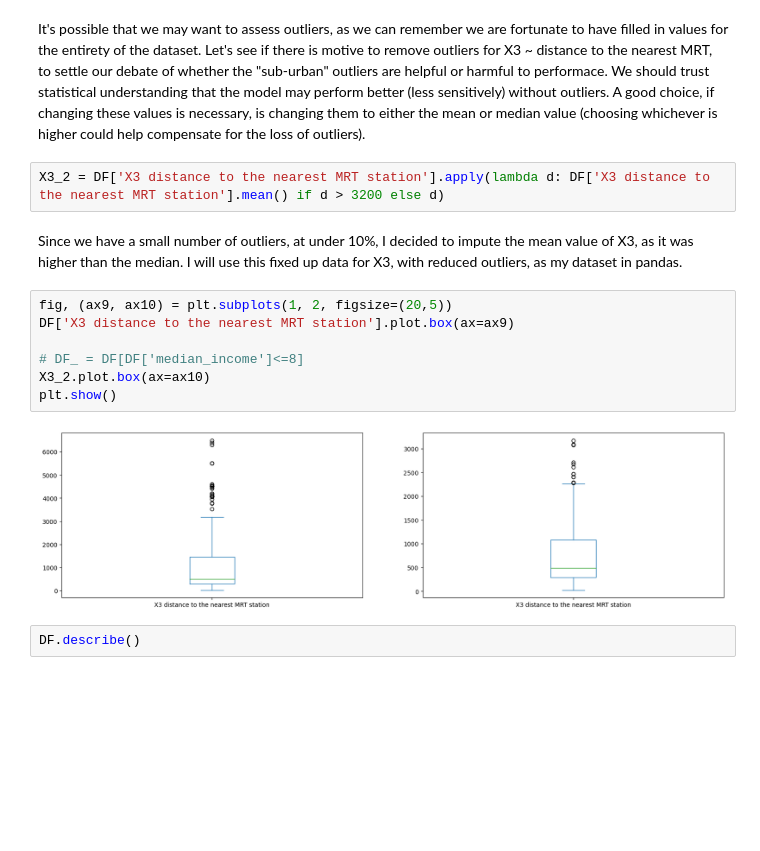
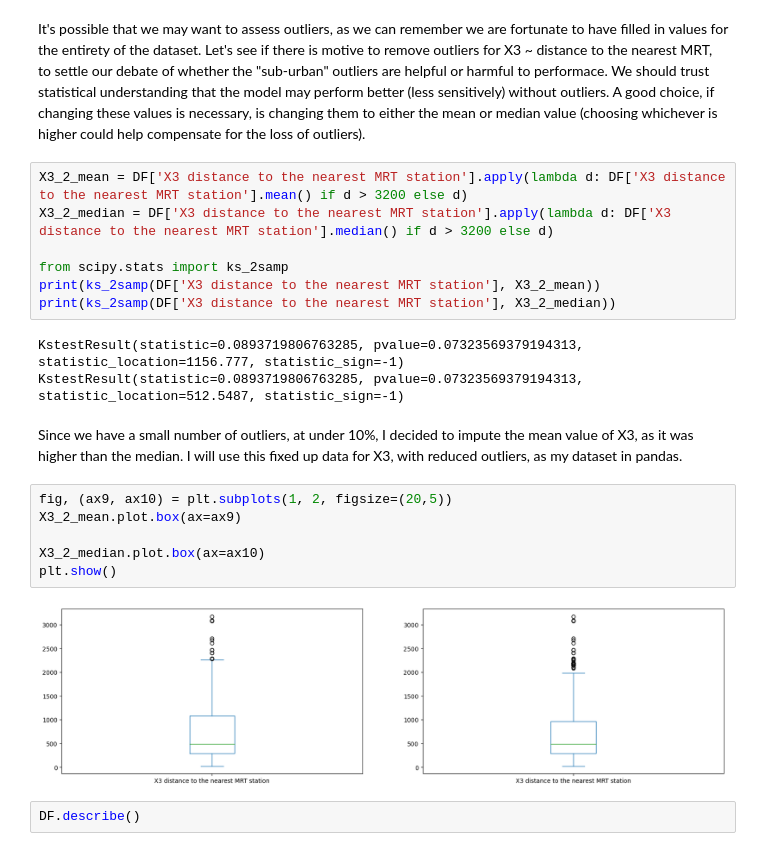
Before and after one commit to matthewpkearney/cs559_spring24_hw1, a Jupyter notebook: Homework1_mkearney.ipynb, the cells around one changed output. Saved outputs shown, nothing was run; the diff lists cells and outputs as text; blank space fills up the shorter version.

```diff
--- a/Homework1_mkearney.ipynb
+++ b/Homework1_mkearney.ipynb
@@ -204,18 +221,25 @@ We can derive some interesting conclusions as to how we want to approach our nex
 # %% [markdown]
 It's possible that we may want to assess outliers, as we can remember we are fortunate to have filled in values for the entirety of the dataset. Let's see if there is motive to remove outliers for X3 ~ distance to the nearest MRT, to settle our debate of whether the "sub-urban" outliers are helpful or harmful to performace. We should trust statistical understanding that the model may perform better (less sensitively) without outliers. A good choice, if changing these values is necessary, is changing them to either the mean or median value (choosing whichever is higher could help compensate for the loss of outliers).
 # %%
-X3_2 = DF['X3 distance to the nearest MRT station'].apply(lambda d: DF['X3 distance to the nearest MRT station'].mean() if d > 3200 else d)
+X3_2_mean = DF['X3 distance to the nearest MRT station'].apply(lambda d: DF['X3 distance to the nearest MRT station'].mean() if d > 3200 else d)
+X3_2_median = DF['X3 distance to the nearest MRT station'].apply(lambda d: DF['X3 distance to the nearest MRT station'].median() if d > 3200 else d)
+
+from scipy.stats import ks_2samp
+print(ks_2samp(DF['X3 distance to the nearest MRT station'], X3_2_mean))
+print(ks_2samp(DF['X3 distance to the nearest MRT station'], X3_2_median))
+# %% [output]
+KstestResult(statistic=0.0893719806763285, pvalue=0.07323569379194313, statistic_location=1156.777, statistic_sign=-1)
+KstestResult(statistic=0.0893719806763285, pvalue=0.07323569379194313, statistic_location=512.5487, statistic_sign=-1)
 # %% [markdown]
 Since we have a small number of outliers, at under 10%, I decided to impute the mean value of X3, as it was higher than the median. I will use this fixed up data for X3, with reduced outliers, as my dataset in pandas.
 # %%
 fig, (ax9, ax10) = plt.subplots(1, 2, figsize=(20,5))
-DF['X3 distance to the nearest MRT station'].plot.box(ax=ax9)
+X3_2_mean.plot.box(ax=ax9)
 
-# DF_ = DF[DF['median_income']<=8]
-X3_2.plot.box(ax=ax10)
+X3_2_median.plot.box(ax=ax10)
 plt.show()
 # %% [output]
-[figure, old version]
+[figure, new version]
 # %%
 DF.describe()
 # %% [output]
```
Also changed, not shown: parts of 34 cells of this notebook, 1 other file.
